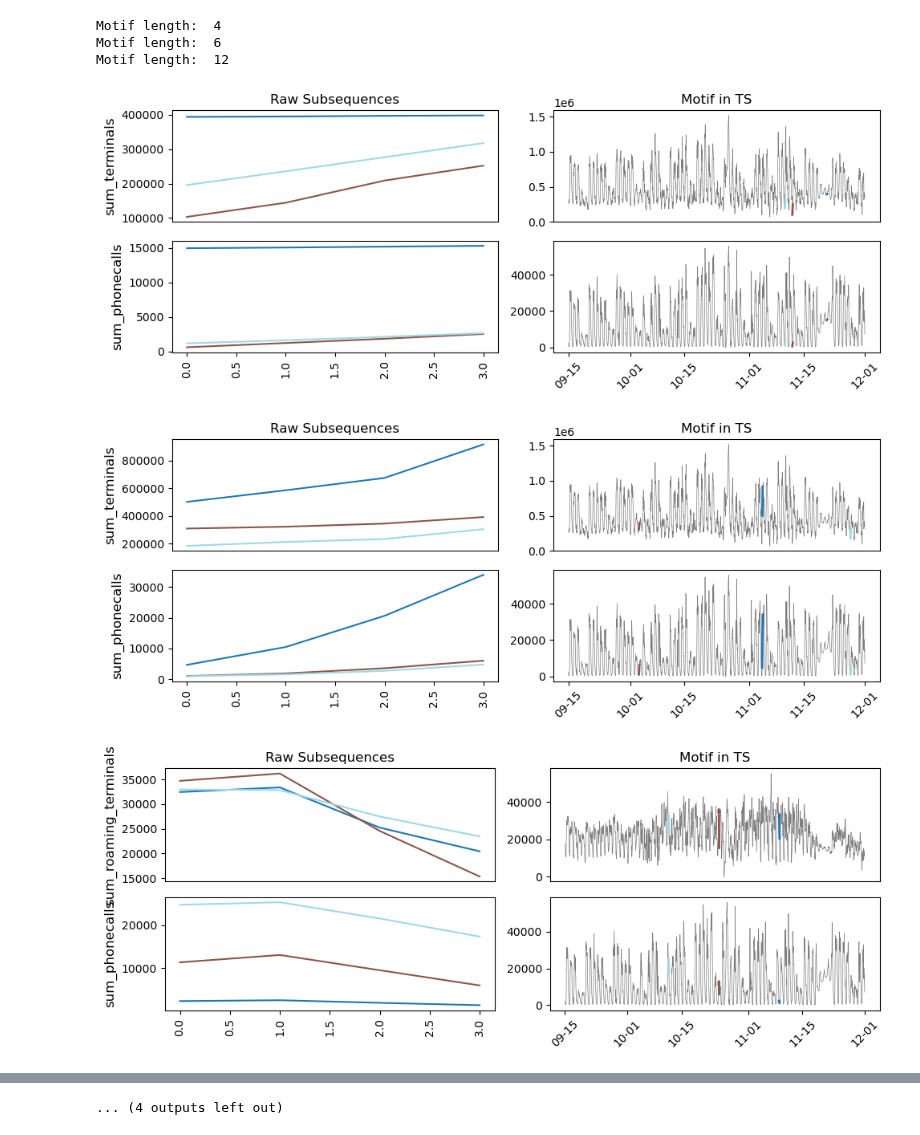
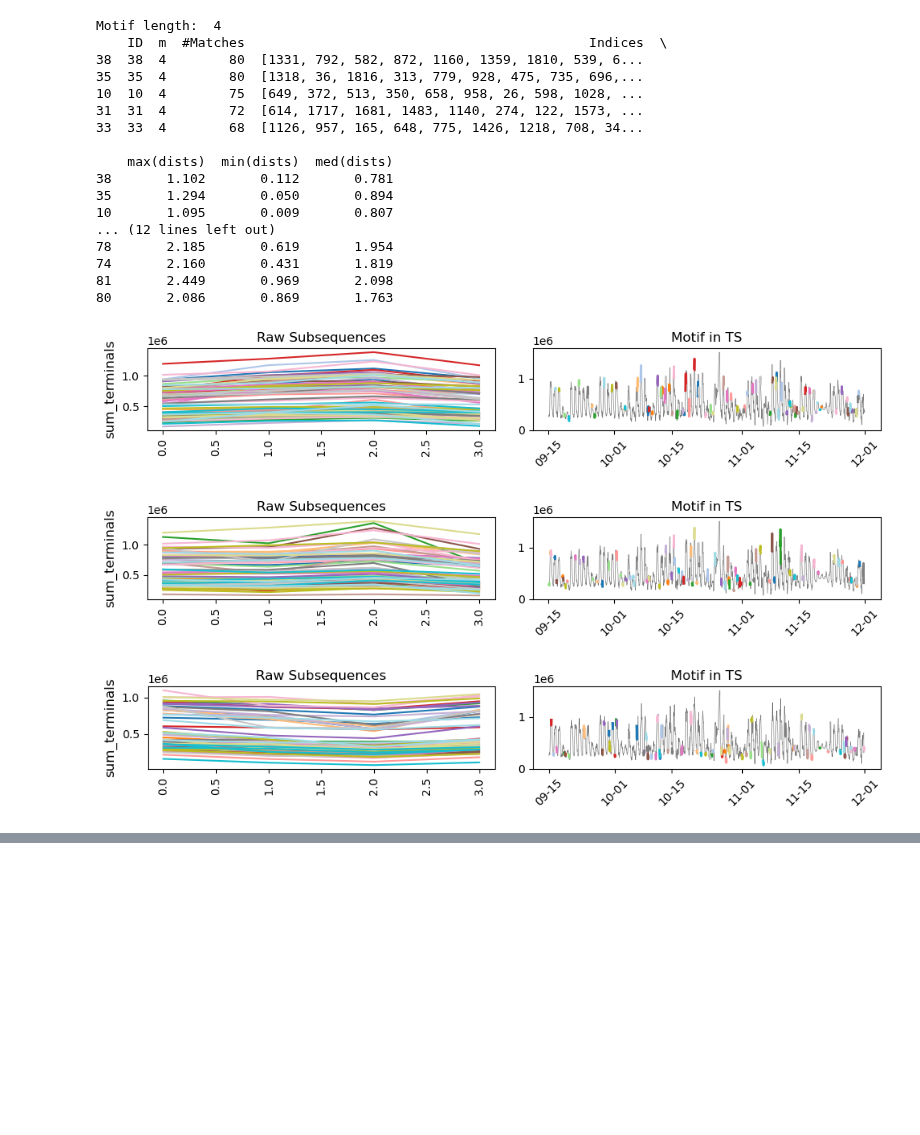
Before and after one commit to MiguelGarcaoSilva/motifpred, a Jupyter notebook: code/casestudy_populationdensity/find_motifs.ipynb, the cells around one changed output, grey strips where cells are left out. Saved outputs shown, nothing was run; the diff lists cells and outputs as text; code cells hidden in the pictures; blank space fills up the shorter version.

Commit message:
train dev test split created but input output pair seems odd

```diff
--- a/code/casestudy_populationdensity/find_motifs.ipynb
+++ b/code/casestudy_populationdensity/find_motifs.ipynb
@@ -49,5 +49,6 @@ data_df = data_df[data_df["township_name"] == TOWNSHIP_NAME]
 #set index to one_time and township_name
 data_df = data_df.set_index(["one_time", "township_name"]).sort_index()[VARIABLES]
 data = data_df.to_numpy().T
+data = data[0]
 data_df
 # %% [output]
@@ -424,13 +223,7 @@ motif_stats_table = pd.DataFrame(
     columns=[
         "m",
         "#motifs",
-        "avg_n_matches",
-        "avg_n_features",
-        "avg_probability",
-        "avg_pvalue",
-        "#sig_motifs(<0.01)",
-        "significant",
-        "#sig_hochberg",
+        "avg_n_matches"
     ]
 )
 for m in motif_lengths:
@@ -438,23 +231,16 @@ for m in motif_lengths:
     if table.empty:
         continue
     n_motifs = table.shape[0]
-    n_sig_motifs_0001 = table[table["p-value"] < 0.001].shape[0]
-    n_sig_motifs_hochberg = table[table["Sig_Hochber"]].shape[0]
+
     avg_n_matches = (
         round(table["#Matches"].mean(), 2),
         round(table["#Matches"].std(), 3),
     )
-    avg_n_features = round(table["k"].mean(), 2), round(table["k"].std(), 3)
-    avg_probability = table["P"].mean(), table["P"].std()
-    avg_pvalue = table["p-value"].mean(), table["p-value"].std()
 
     stats_df = {
         "m": m,
         "#motifs": n_motifs,
-        "#sig_motifs(<0.001)": n_sig_motifs_0001,
-        "significant": (n_sig_motifs_0001 * 100) / n_motifs,
-        "avg_n_matches": avg_n_matches,
-        "avg_n_features": avg_n_features,
+        "avg_n_matches": avg_n_matches
     }
 
     motif_stats_table = (
@@ -482,29 +267,19 @@ mp_stats_table = pd.read_csv(
     RESULTS_DIR / f"mp_stats_table_normalized_{NORMALIZE}_top_{TOP_K_MP}.csv"
 )
 
-# excluded p-value > 0.001
-mp_stats_table = mp_stats_table[mp_stats_table["p-value"] < 0.001]
 subsequence_lengths = mp_stats_table["m"].unique()
 for m in subsequence_lengths:
     print("########## m:{} #########".format(m))
     top_motifs = mp_stats_table[mp_stats_table["m"] == m]
-    top_motifs = top_motifs.sort_values(by="Score Unified", ascending=False).head(5)
+    top_motifs = top_motifs.sort_values(by="#Matches", ascending=False).head(5)
     top_motifs = top_motifs[
         [
             "ID",
             "#Matches",
-            "k",
-            "Features",
-            "CE",
-            "Score Unified",
             "max(dists)",
             "min(dists)",
-            "med(dists)",
-            "p-value",
-            "Explained Var(%)",
         ]
     ]
-    top_motifs["p-value"] = top_motifs["p-value"].apply(lambda x: f"{x:.2e}")
     print(top_motifs.to_latex(index=False, float_format="%.3f"))
     print("\n")
 # %% [output]
@@ -569,25 +344,38 @@ def plot_motif(ts_list, features,  m, motif_indexes, motif_name):
 # %%
 for m in subsequence_lengths:
     print("Motif length: ", m)
     top_motifs = mp_stats_table[mp_stats_table["m"] == m]
-    top_motifs = top_motifs[top_motifs["k"] > 1].sort_values(by="#Matches").head()
+    top_motifs = top_motifs.sort_values(by="#Matches", ascending=False).head(5)
+    print( top_motifs)
     for top_motif in top_motifs.to_dict(orient="records"):
         m = top_motif["m"]
-        dimensions = top_motif["Features"].split(",")
-        dimensions = sorted([int(dimension) for dimension in dimensions])
-        features = [data_df.columns[dimension] for dimension in dimensions]
         indices = top_motif['Indices'].replace("[","").replace("]","").split(",")
         indices = [int(i) for i in indices]
         motif_name = top_motif["ID"]
+        features = VARIABLES
         ts_list = [
             data_df.reset_index()[[feature] + ["one_time"]].set_index(["one_time"])
             for feature in features
         ]
         plot_motif(ts_list, features, m, indices, motif_name)
 # %% [output]
 Motif length:  4
-Motif length:  6
-Motif length:  12
+    ID  m  #Matches                                            Indices  \
+38  38  4        80  [1331, 792, 582, 872, 1160, 1359, 1810, 539, 6...
+35  35  4        80  [1318, 36, 1816, 313, 779, 928, 475, 735, 696,...
+10  10  4        75  [649, 372, 513, 350, 658, 958, 26, 598, 1028, ...
+31  31  4        72  [614, 1717, 1681, 1483, 1140, 274, 122, 1573, ...
+33  33  4        68  [1126, 957, 165, 648, 775, 1426, 1218, 708, 34...
+
+    max(dists)  min(dists)  med(dists)
+38       1.102       0.112       0.781
+35       1.294       0.050       0.894
+10       1.095       0.009       0.807
+... (12 lines left out)
+78       2.185       0.619       1.954
+74       2.160       0.431       1.819
+81       2.449       0.969       2.098
+80       2.086       0.869       1.763
-[figure, old version]
+[figure, new version]
-[figure, old version]
+[figure, new version]
-[figure, old version]
+[figure, new version]
@@ -602 +388,0 @@ Motif length:  12
-... (4 outputs left out)
```
Also changed, not shown: parts of 8 cells of this notebook, 11 other files.
